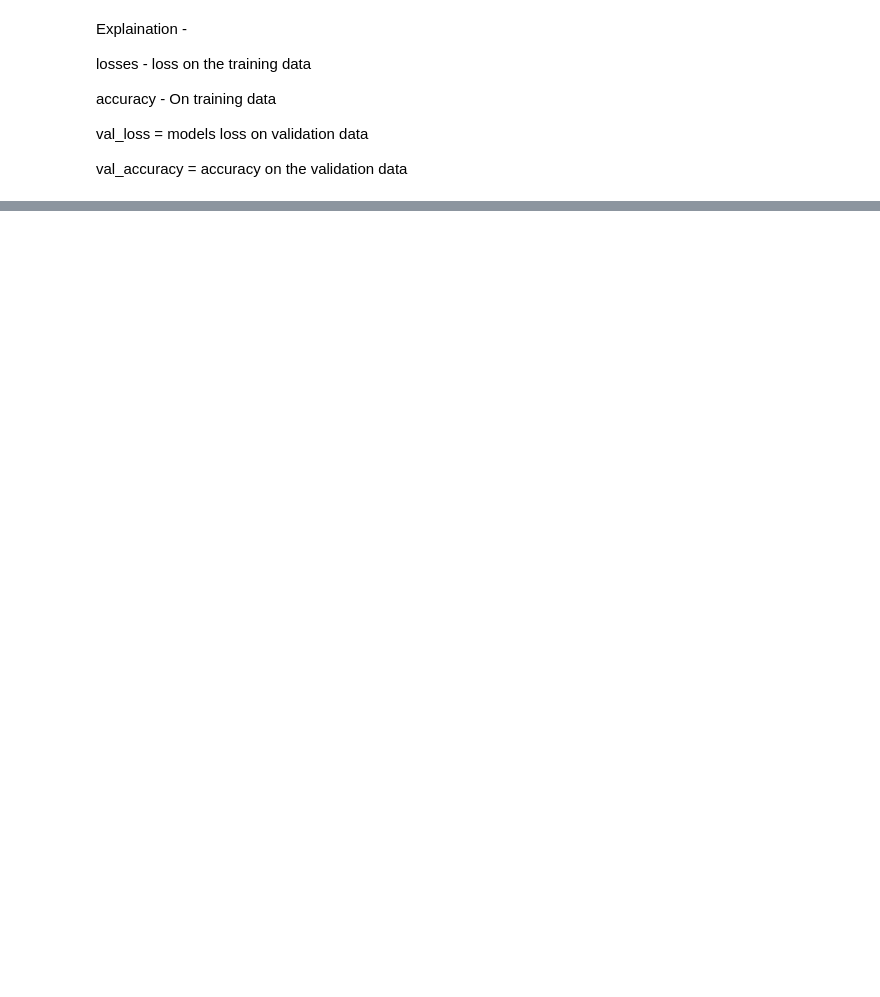
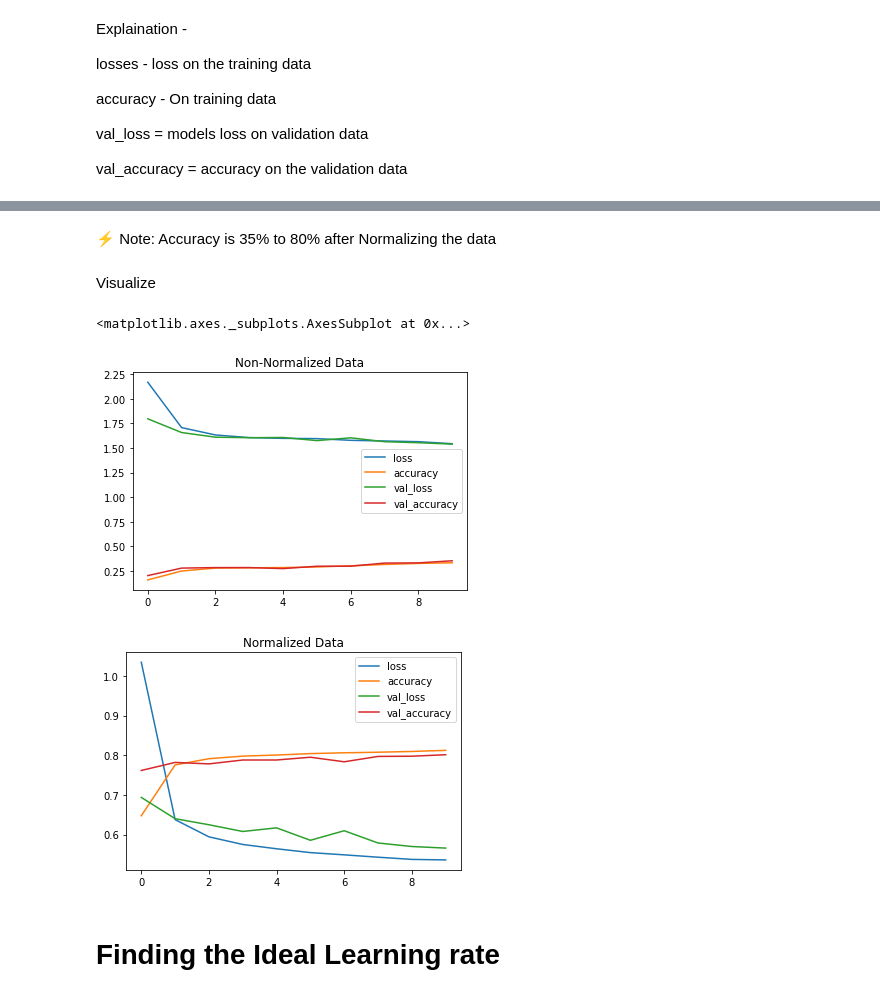
Before and after one commit to rajni-arora/NLP, a Jupyter notebook: Neural_Network_with_multiclass_classification.ipynb, the cells around one changed output, grey strips where cells are left out. Cells and saved outputs as stored; diff of their text form; code cells hidden in the pictures; blank space fills up the shorter version.

```diff
--- a/Neural_Network_with_multiclass_classification.ipynb
+++ b/Neural_Network_with_multiclass_classification.ipynb
@@ -251,0 +271,6 @@ val_accuracy = accuracy on the validation data
+# %%
+train_data_norm = train_data/255.0
+test_data_norm = test_data/255.0
+
+#Check the min and max values of the scaled training data
+train_data_norm.min(), train_data_norm.max()
@@ -251,0 +281,24 @@ val_accuracy = accuracy on the validation data
+# %%
+# Set the random seed
+tf.random.set_seed(42)
+
+#Create the model
+model_12 = tf.keras.Sequential([
+                                tf.keras.layers.Flatten(input_shape = (28,28)),
+                                tf.keras.layers.Dense(4, activation = "relu"),
+                                tf.keras.layers.Dense(4, activation = "relu"),
+                                tf.keras.layers.Dense(10, activation = tf.keras.activations.softmax)
+])
+
+#Compile the model
+model_12.compile(
+    loss = tf.keras.losses.CategoricalCrossentropy(),
+    optimizer = tf.keras.optimizers.Adam(),
+    metrics = ["accuracy"]
+)
+
+#Fit the model
+norm_history = model_12.fit(train_data_norm,
+                                tf.one_hot(train_labels, depth = 10),
+                                epochs = 10,
+                                validation_data = (test_data_norm, tf.one_hot(test_labels, depth=10)))
@@ -251,0 +326,16 @@ val_accuracy = accuracy on the validation data
+# %% [markdown]
+⚡ Note: Accuracy is 35% to 80% after Normalizing the data
+# %% [markdown]
+Visualize
+# %%
+import pandas as pd
+
+# Plot non-normalized vs normalized data loss curves
+pd.DataFrame(non_norm_history.history).plot(title="Non-Normalized Data")
+pd.DataFrame(norm_history.history).plot(title = "Normalized Data")
+# %% [output]
+<matplotlib.axes._subplots.AxesSubplot at 0x...>
+[figure, added]
+[figure, added]
+# %% [markdown]
+# Finding the Ideal Learning rate
```
Also changed, not shown: parts of 25 cells of this notebook.
